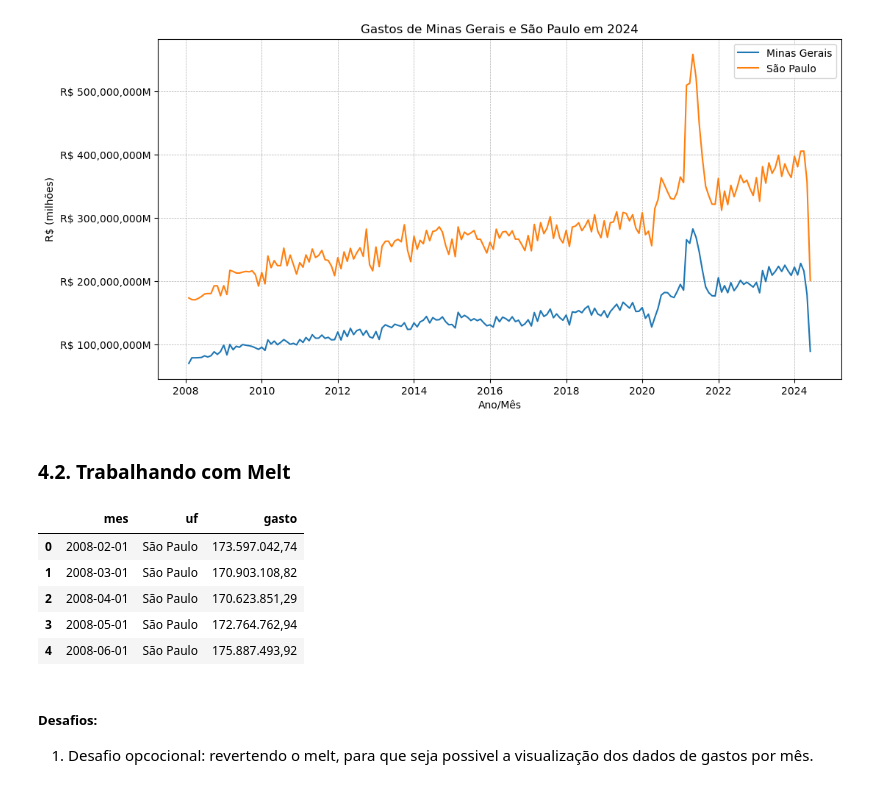
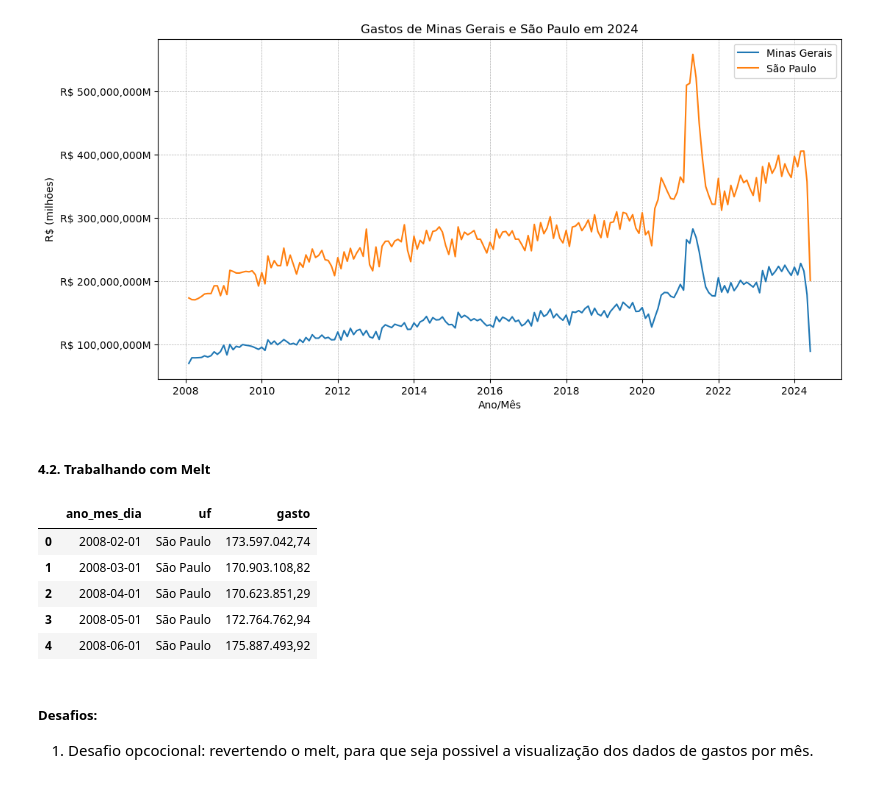
Before and after one commit to janainacazuza/Data-Analytics-FIAP-Pos-Thech, a Jupyter notebook: fase_01/notebooks/exploration/03_ibge.ipynb, the cells around one changed output. Saved outputs shown, nothing was run; the diff lists cells and outputs as text; code cells hidden in the pictures.

```diff
--- a/fase_01/notebooks/exploration/03_ibge.ipynb
+++ b/fase_01/notebooks/exploration/03_ibge.ipynb
@@ -583,13 +583,13 @@ plt.show()
 # %% [output]
 [figure]
 # %% [markdown]
-### 4.2. Trabalhando com Melt
+##### 4.2. Trabalhando com Melt
 # %%
 mensal_aberto = mensal.reset_index().melt(id_vars=(['index']), value_vars=mensal.columns)
-mensal_aberto.columns = ['mes', 'uf', 'gasto']
+mensal_aberto.columns = ['ano_mes_dia', 'uf', 'gasto']
 mensal_aberto.head()
 # %% [output]
-|  | mes | uf | gasto |
+|  | ano_mes_dia | uf | gasto |
 | 0 | 2008-02-01 | São Paulo | 173.597.042,74 |
 | 1 | 2008-03-01 | São Paulo | 170.903.108,82 |
 | 2 | 2008-04-01 | São Paulo | 170.623.851,29 |
```
Also changed, not shown: parts of 26 cells of this notebook.
